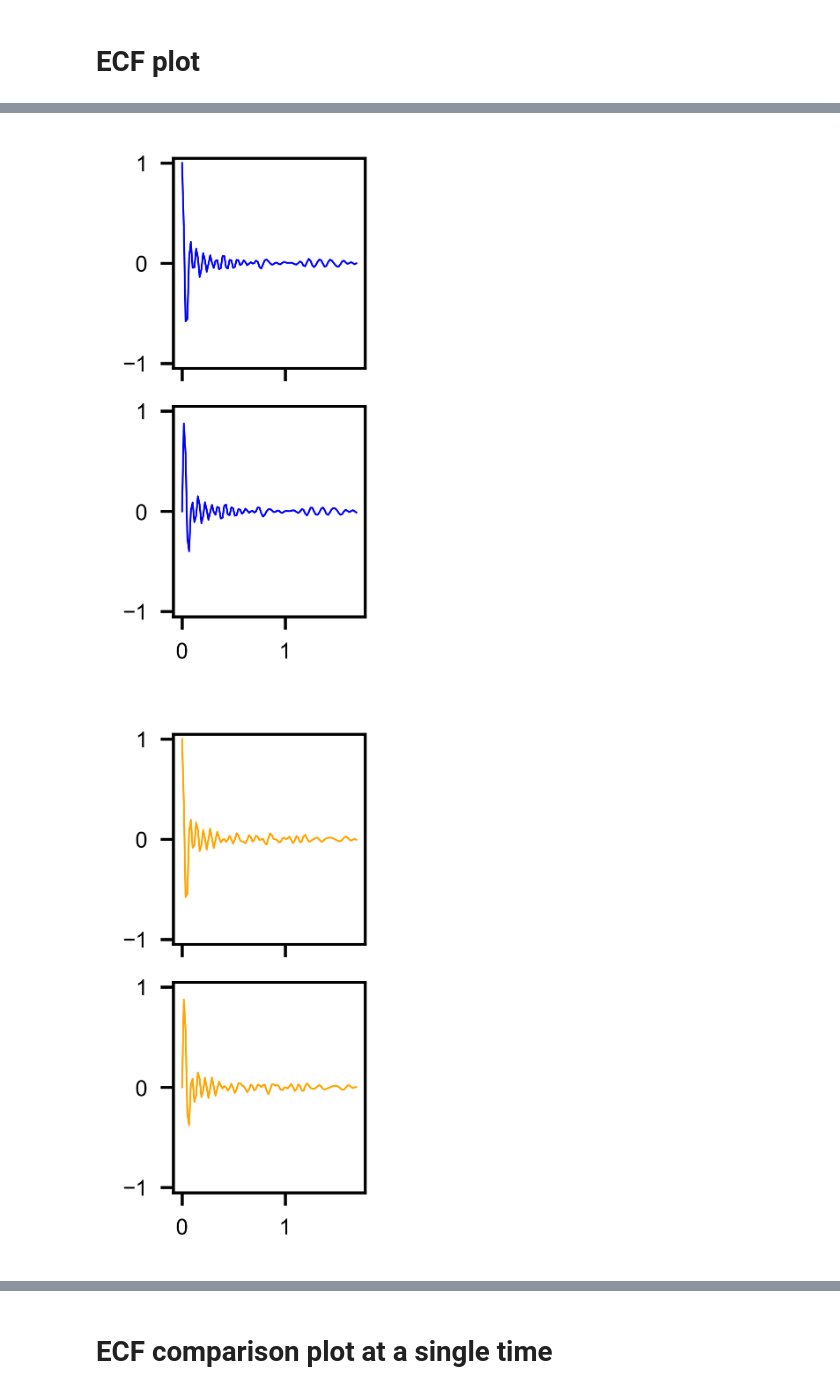
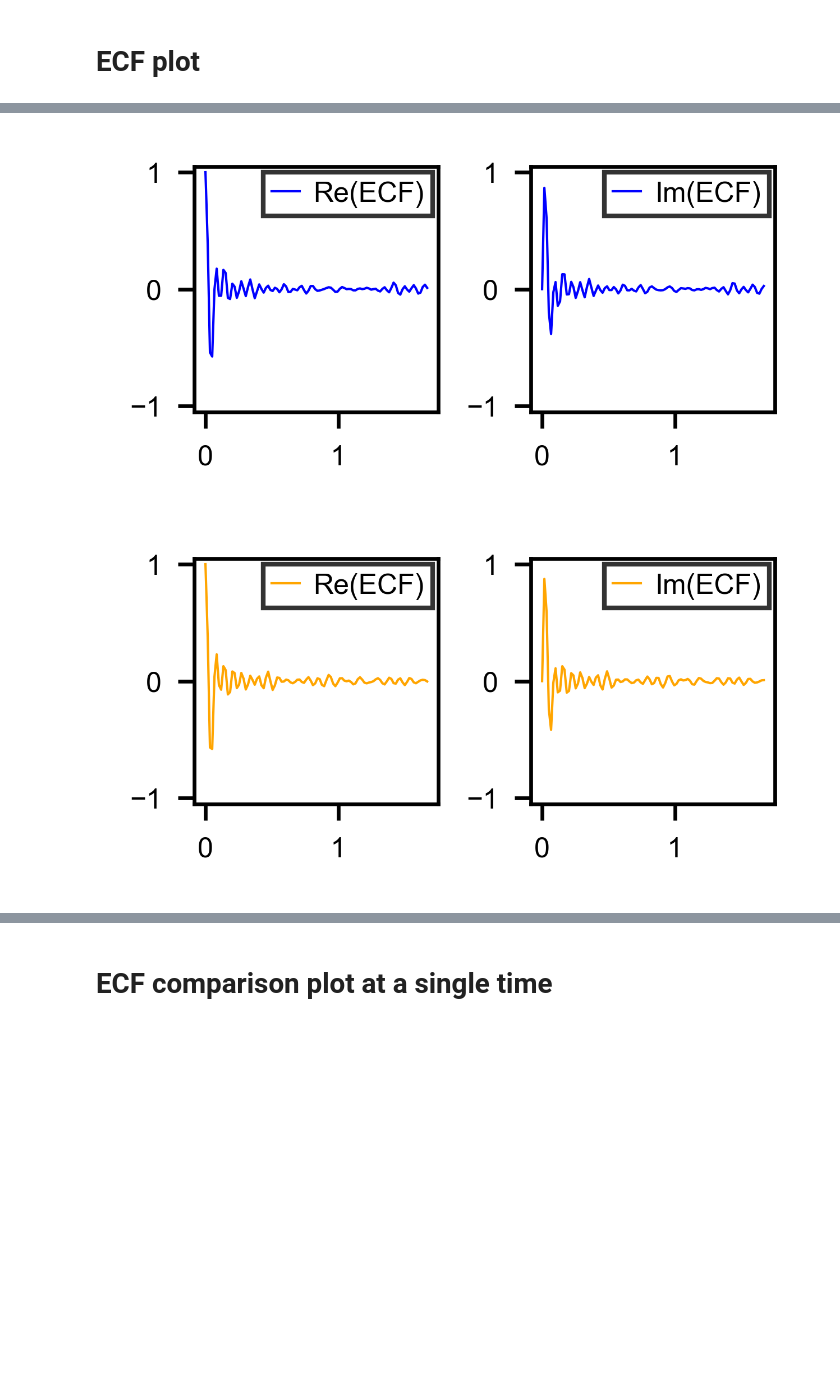
Before and after one commit to tjsego/ssr_project_2024, a Jupyter notebook: notebooks/fig_overview.ipynb, the cells around one changed output, grey strips where cells are left out. Drawn from its saved outputs; the diff is of its cells as text; code cells hidden in the pictures; blank space fills up the shorter version.

Commit message:
Added summary figure exports

```diff
--- a/notebooks/fig_overview.ipynb
+++ b/notebooks/fig_overview.ipynb
@@ -121,9 +158,10 @@ _ = axs[0].set_ylabel(var_name)
 # %%
-for res, cmap in zip(res_var_all, cmaps):
+for i, (res, cmap) in enumerate(zip(res_var_all, cmaps)):
     fig, ax = plt.subplots(1, layout='compressed', figsize=(fig_dim, fig_dim))
     ax.hist2d(np.repeat(res_time, res.shape[1]), res.flatten(), bins=100, vmax=1000., cmap=cmap)
     ax.axvline(time_oi, linestyle='--', color='black')
-    # ax.set_xlabel('Time')
+    [ax.axvline(t, linestyle='--', color='black') for t in times_others]
     ax.grid(False)
-# _ = axs[0].set_ylabel(var_name)
+
+    export_all(fig, f'heatmap_{i}')
 # %% [output]
@@ -147,5 +185,7 @@ for ax, dist, color in zip(axs, dist_all, color_all):
     ax.hist(dist, density=True, color=color)
     ax.set_xlabel(var_name)
     ax.grid(False)
-_ = axs[0].set_ylabel('Density')
+axs[0].set_ylabel('Density')
+
+export_all(fig, 'densities')
 # %% [output]
@@ -153,9 +193,9 @@ _ = axs[0].set_ylabel('Density')
 # %%
-for dist, color in zip(dist_all, color_all):
+for i, (dist, color) in enumerate(zip(dist_all, color_all)):
     fig, ax = plt.subplots(1, 1, layout='compressed', figsize=(fig_dim, fig_dim))
     ax.hist(dist, density=True, color=color)
-    # ax.set_xlabel(var_name)
     ax.grid(False)
     ax.set_ylim(0, 0.022)
-# _ = axs[0].set_ylabel('Density')
+
+    export_all(fig, f'densities_plain_{i}')
 # %% [output]
@@ -188,9 +266,11 @@ fig, axs = plt.subplots(2, 2,
 
 for i, ax in enumerate(axs):
     for j in range(2):
-        axs[j][i].plot(eval_pts, ecf_all[i][:, j], color=color_all[i])
-    ax[0].set_ylabel(['Re(ECF)', 'Im(ECF)'][i])
+        axs[i][j].plot(eval_pts, ecf_all[i][:, j], color=color_all[i])
+        axs[0][j].set_title(['Re(ECF)', 'Im(ECF)'][j])
     ax[0].set_ylim(-1.05, 1.05)
 for j in range(2):
     axs[-1][j].set_xlabel('Transform variable')
+
+export_all(fig, 'ecfs')
 # %% [output]
@@ -198,11 +278,13 @@ for j in range(2):
 # %%
-for ecf, color in zip(ecf_all, color_all):
-    fig, axs = plt.subplots(2, 1, layout='compressed', figsize=(fig_dim, fig_dim * 2), sharex=True)
+for i, (ecf, color) in enumerate(zip(ecf_all, color_all)):
+    fig, axs = plt.subplots(1, 2, layout='compressed', figsize=(fig_dim * 2, fig_dim), sharex=True)
     for j in range(2):
-        axs[j].plot(eval_pts, ecf[:, j], color=color)
-        # axs[j].set_ylabel(['Re(ECF)', 'Im(ECF)'][j])
+        lab = ['Re(ECF)', 'Im(ECF)'][j]
+        axs[j].plot(eval_pts, ecf[:, j], color=color, label=lab)
         axs[j].set_ylim(-1.05, 1.05)
-# axs[-1].set_xlabel('Transform variable')
+        axs[j].legend()
+
+    export_all(fig, f'ecfs_plain_{i}')
 # %% [output]
-[figure, old version]
+[figure, new version]
-[figure, old version]
+[figure, new version]
```
Also changed, not shown: parts of 20 cells of this notebook.
